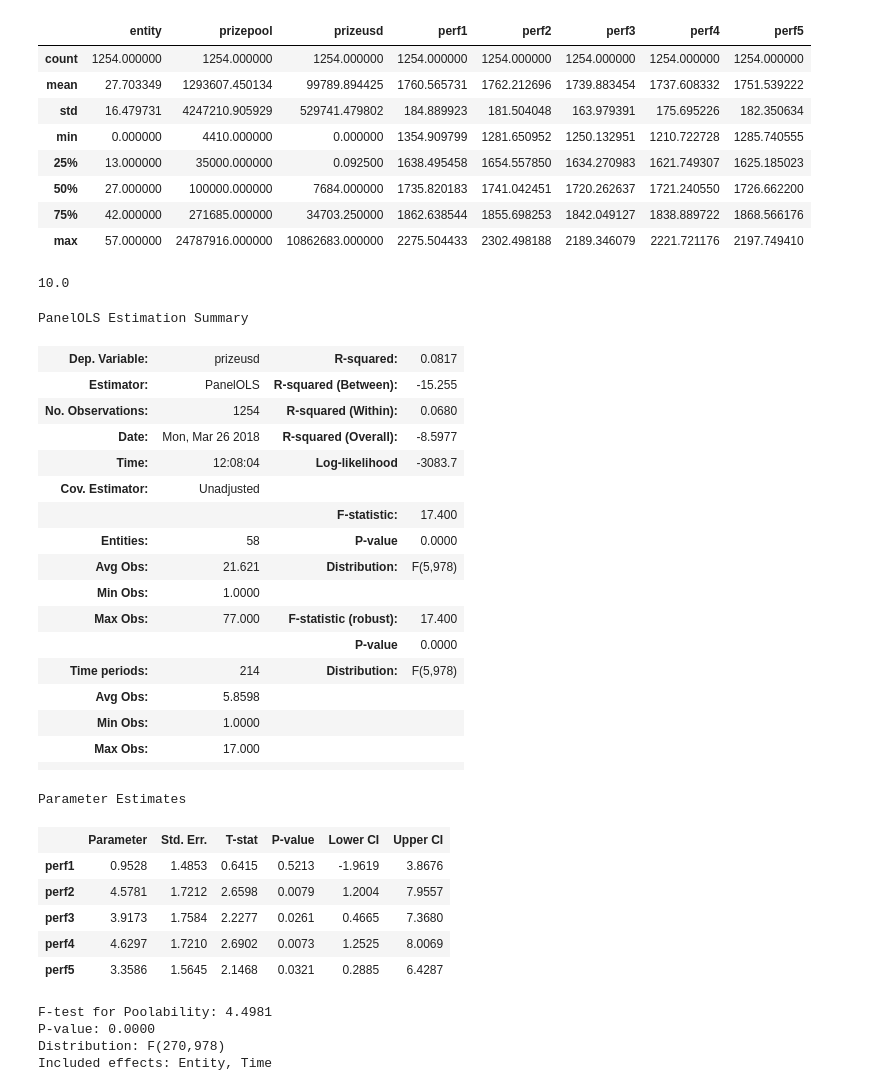
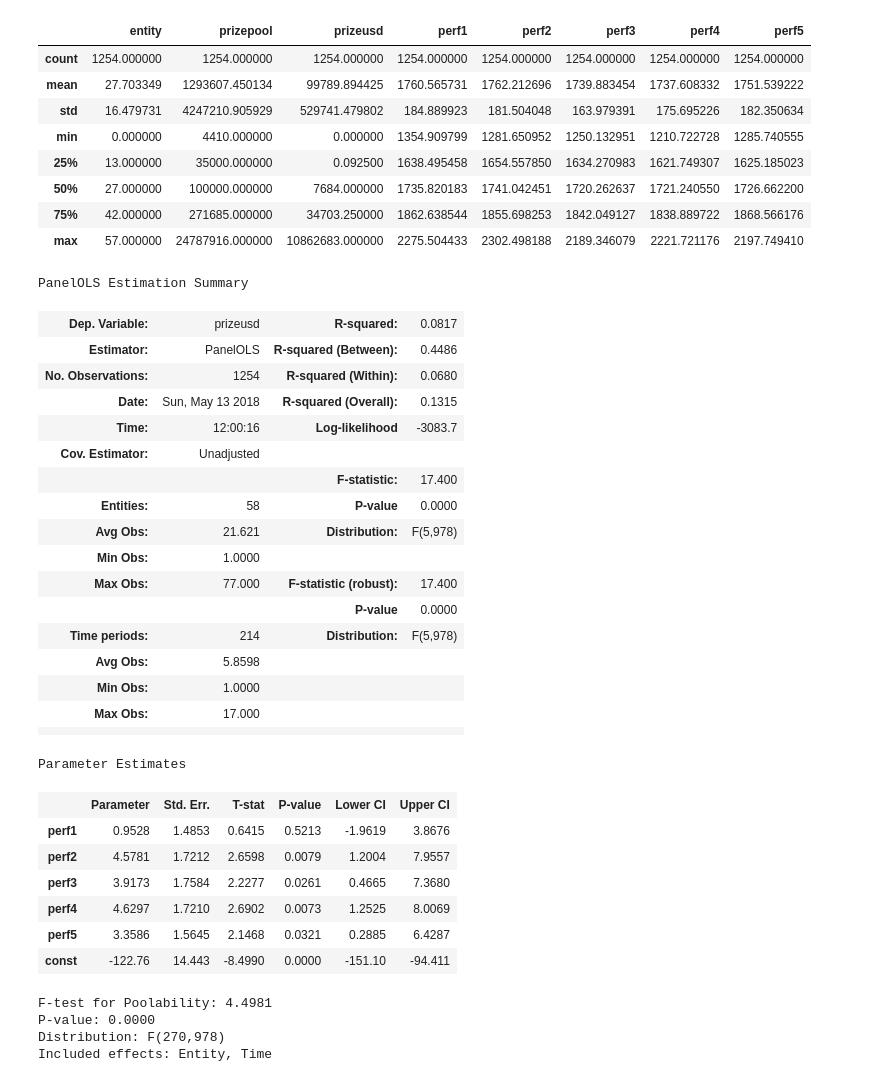
Before and after one commit to thasarito/econo, a Jupyter notebook: glicko production function.ipynb, the cells around one changed output. Cells and saved outputs as stored; diff of their text form; code cells hidden in the pictures.

```diff
--- a/glicko production function.ipynb
+++ b/glicko production function.ipynb
@@ -212,55 +208,43 @@ pf.describe()
 | 50% | 27.000000 | 100000.000000 | 7684.000000 | 1735.820183 | 1741.042451 | 1720.262637 | 1721.240550 | 1726.662200 |
 | 75% | 42.000000 | 271685.000000 | 34703.250000 | 1862.638544 | 1855.698253 | 1842.049127 | 1838.889722 | 1868.566176 |
 | max | 57.000000 | 24787916.000000 | 10862683.000000 | 2275.504433 | 2302.498188 | 2189.346079 | 2221.721176 | 2197.749410 |
-# %%
-np.divide(1000, 100)
-# %% [output]
-10.0
 # %%
 from linearmodels import PanelOLS
 panel_data = pf.set_index(['entity', 'start']).sort_index()
-panel_data['const'] = 1
+panel_data['const'] = np.e
 Y = np.add(1, panel_data['prizeusd']).apply(np.log)
-X = panel_data[['perf1', 'perf2', 'perf3', 'perf4', 'perf5']].apply(np.log)
+X = panel_data[['perf1', 'perf2', 'perf3', 'perf4', 'perf5', 'const']].apply(np.log)
 mod = PanelOLS(Y, X, entity_effects=True, time_effects=True)
 res = mod.fit()
 res.summary
+# %% [output]
+PanelOLS Estimation Summary
+| Dep. Variable: | prizeusd | R-squared: | 0.0817 |
+| Estimator: | PanelOLS | R-squared (Between): | 0.4486 |
+| No. Observations: | 1254 | R-squared (Within): | 0.0680 |
+| Date: | Sun, May 13 2018 | R-squared (Overall): | 0.1315 |
+| Time: | 12:00:16 | Log-likelihood | -3083.7 |
+| Cov. Estimator: | Unadjusted |  |  |
+|  |  | F-statistic: | 17.400 |
+| Entities: | 58 | P-value | 0.0000 |
+| Avg Obs: | 21.621 | Distribution: | F(5,978) |
+| Min Obs: | 1.0000 |  |  |
+| Max Obs: | 77.000 | F-statistic (robust): | 17.400 |
+|  |  | P-value | 0.0000 |
+| Time periods: | 214 | Distribution: | F(5,978) |
+| Avg Obs: | 5.8598 |  |  |
+| Min Obs: | 1.0000 |  |  |
+| Max Obs: | 17.000 |  |  |
+|  |  |  |  |
+Parameter Estimates
+|  | Parameter | Std. Err. | T-stat | P-value | Lower CI | Upper CI |
+| perf1 | 0.9528 | 1.4853 | 0.6415 | 0.5213 | -1.9619 | 3.8676 |
+| perf2 | 4.5781 | 1.7212 | 2.6598 | 0.0079 | 1.2004 | 7.9557 |
+| perf3 | 3.9173 | 1.7584 | 2.2277 | 0.0261 | 0.4665 | 7.3680 |
+| perf4 | 4.6297 | 1.7210 | 2.6902 | 0.0073 | 1.2525 | 8.0069 |
+| perf5 | 3.3586 | 1.5645 | 2.1468 | 0.0321 | 0.2885 | 6.4287 |
+| const | -122.76 | 14.443 | -8.4990 | 0.0000 | -151.10 | -94.411 |
+F-test for Poolability: 4.4981
+P-value: 0.0000
+Distribution: F(270,978)
+Included effects: Entity, Time
-# %%
-from linearmodels import PanelOLS
-panel_data = pf.set_index(['entity', 'start']).sort_index()
-panel_data['const'] = 1
-Y = np.add(1, panel_data['prizeusd']).apply(np.log)
-X = np.divide(panel_data[['perf1', 'perf2', 'perf3', 'perf4', 'perf5']], 250).apply(np.log)
-mod = PanelOLS(Y, X, entity_effects=True, time_effects=True)
-res = mod.fit()
-res.summary
-# %% [output]
-PanelOLS Estimation Summary
-| Dep. Variable: | prizeusd | R-squared: | 0.0817 |
-| Estimator: | PanelOLS | R-squared (Between): | -15.255 |
-| No. Observations: | 1254 | R-squared (Within): | 0.0680 |
-| Date: | Mon, Mar 26 2018 | R-squared (Overall): | -8.5977 |
-| Time: | 12:08:04 | Log-likelihood | -3083.7 |
-| Cov. Estimator: | Unadjusted |  |  |
-|  |  | F-statistic: | 17.400 |
-| Entities: | 58 | P-value | 0.0000 |
-| Avg Obs: | 21.621 | Distribution: | F(5,978) |
-| Min Obs: | 1.0000 |  |  |
-| Max Obs: | 77.000 | F-statistic (robust): | 17.400 |
-|  |  | P-value | 0.0000 |
-| Time periods: | 214 | Distribution: | F(5,978) |
-| Avg Obs: | 5.8598 |  |  |
-| Min Obs: | 1.0000 |  |  |
-| Max Obs: | 17.000 |  |  |
-|  |  |  |  |
-Parameter Estimates
-|  | Parameter | Std. Err. | T-stat | P-value | Lower CI | Upper CI |
-| perf1 | 0.9528 | 1.4853 | 0.6415 | 0.5213 | -1.9619 | 3.8676 |
-| perf2 | 4.5781 | 1.7212 | 2.6598 | 0.0079 | 1.2004 | 7.9557 |
-| perf3 | 3.9173 | 1.7584 | 2.2277 | 0.0261 | 0.4665 | 7.3680 |
-| perf4 | 4.6297 | 1.7210 | 2.6902 | 0.0073 | 1.2525 | 8.0069 |
-| perf5 | 3.3586 | 1.5645 | 2.1468 | 0.0321 | 0.2885 | 6.4287 |
-F-test for Poolability: 4.4981
-P-value: 0.0000
-Distribution: F(270,978)
-Included effects: Entity, Time
```
Also changed, not shown: parts of 4 cells of this notebook, 6 other files.
